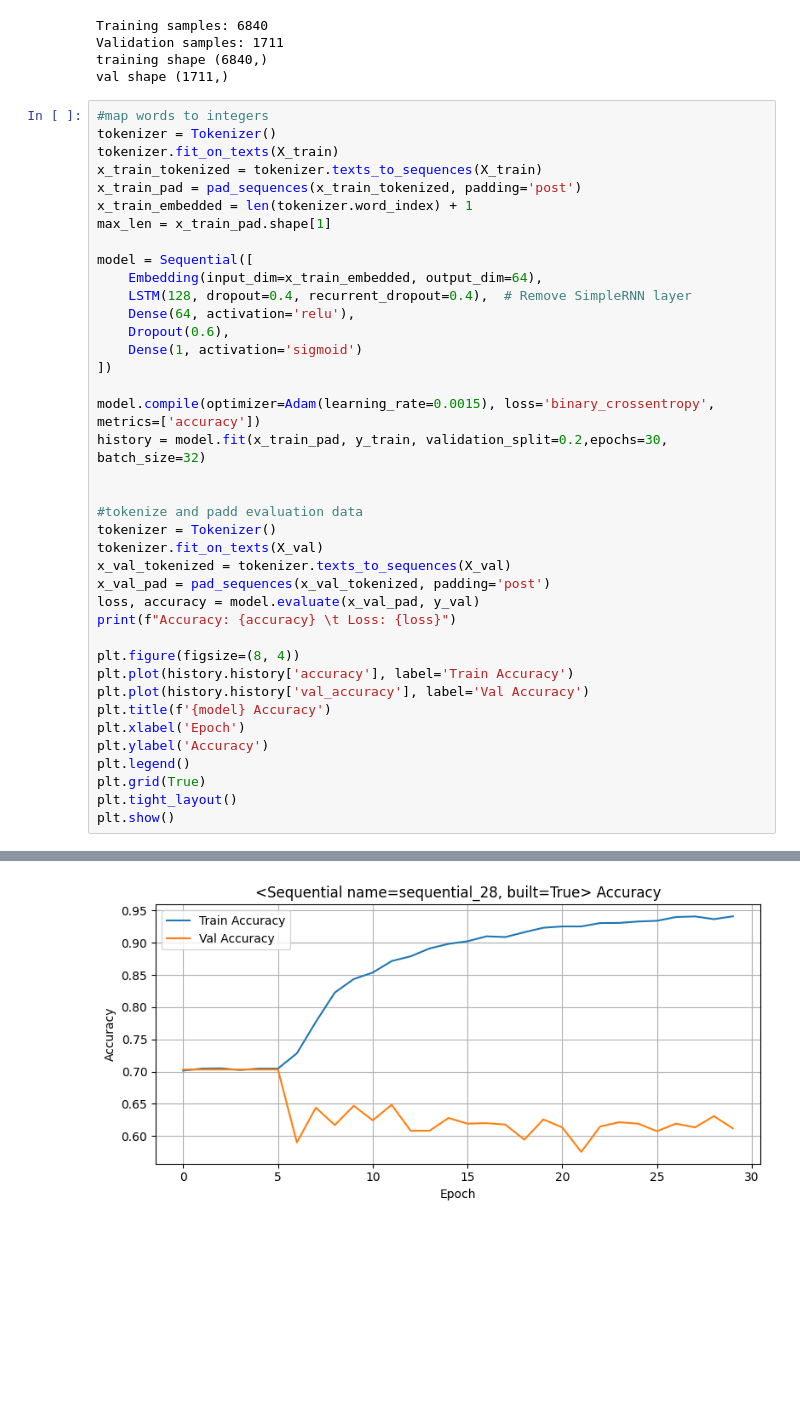
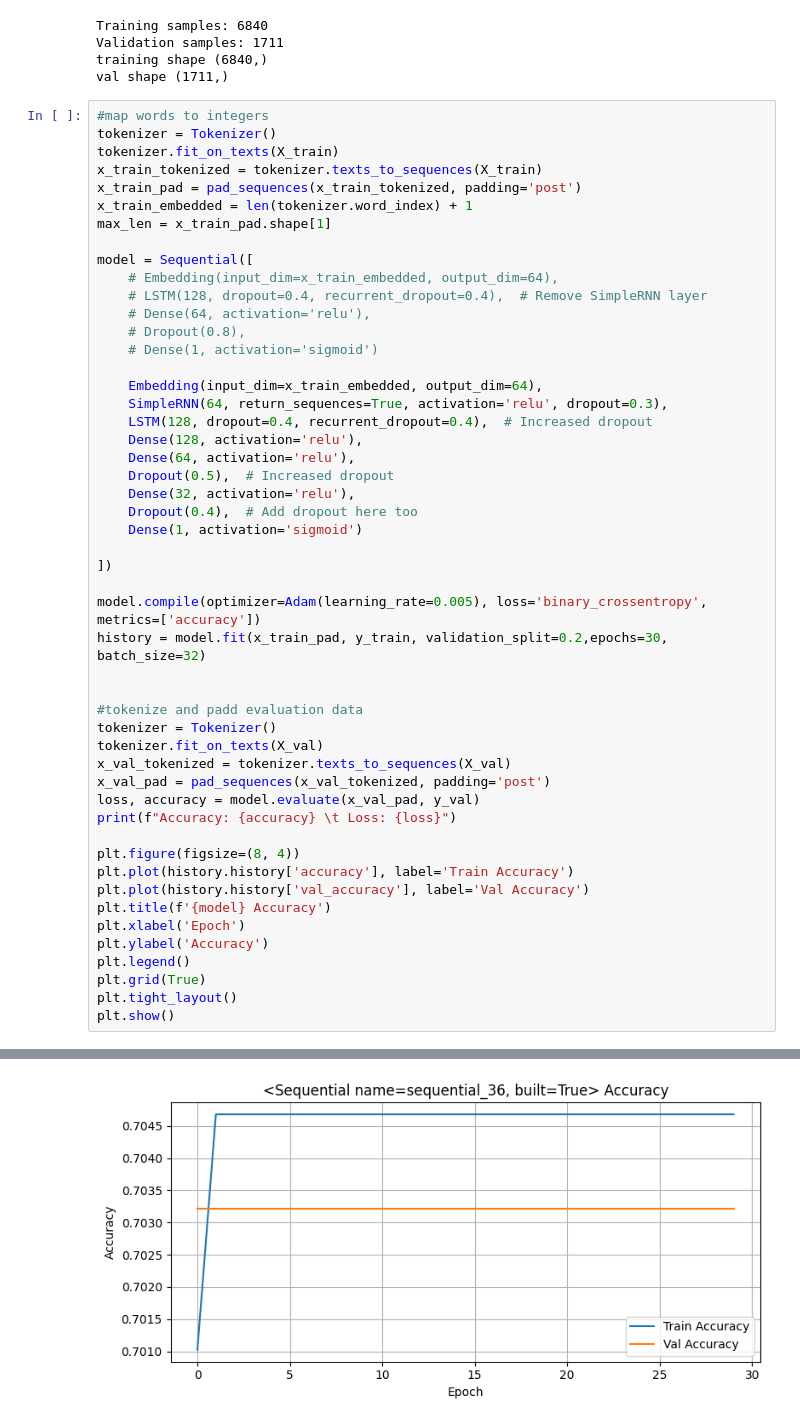
Before and after one commit to Ahirshson02/deeplearning-ocr-rnn, a Jupyter notebook: rnn-model.ipynb, the cells around one changed output, grey strips where cells are left out. Saved outputs shown, nothing was run; the diff lists cells and outputs as text; blank space fills up the shorter version.

```diff
--- a/rnn-model.ipynb
+++ b/rnn-model.ipynb
@@ -40,14 +40,25 @@ x_train_embedded = len(tokenizer.word_index) + 1
 max_len = x_train_pad.shape[1]
 
 model = Sequential([
+    # Embedding(input_dim=x_train_embedded, output_dim=64),
+    # LSTM(128, dropout=0.4, recurrent_dropout=0.4),  # Remove SimpleRNN layer
+    # Dense(64, activation='relu'),
+    # Dropout(0.8),
+    # Dense(1, activation='sigmoid')
+
     Embedding(input_dim=x_train_embedded, output_dim=64),
-    LSTM(128, dropout=0.4, recurrent_dropout=0.4),  # Remove SimpleRNN layer
+    SimpleRNN(64, return_sequences=True, activation='relu', dropout=0.3),
+    LSTM(128, dropout=0.4, recurrent_dropout=0.4),  # Increased dropout
+    Dense(128, activation='relu'),
     Dense(64, activation='relu'),
-    Dropout(0.6),
+    Dropout(0.5),  # Increased dropout
+    Dense(32, activation='relu'),
+    Dropout(0.4),  # Add dropout here too
     Dense(1, activation='sigmoid')
+
 ])
 
-model.compile(optimizer=Adam(learning_rate=0.0015), loss='binary_crossentropy', metrics=['accuracy'])
+model.compile(optimizer=Adam(learning_rate=0.005), loss='binary_crossentropy', metrics=['accuracy'])
 history = model.fit(x_train_pad, y_train, validation_split=0.2,epochs=30, batch_size=32)
 
 
@@ -90 +101 @@ Accuracy: 0.5692577362060547     Loss: 2.375784158706665
-[figure, old version]
+[figure, new version]
```
Also changed, not shown: parts of 1 cell of this notebook, 1 other file.
